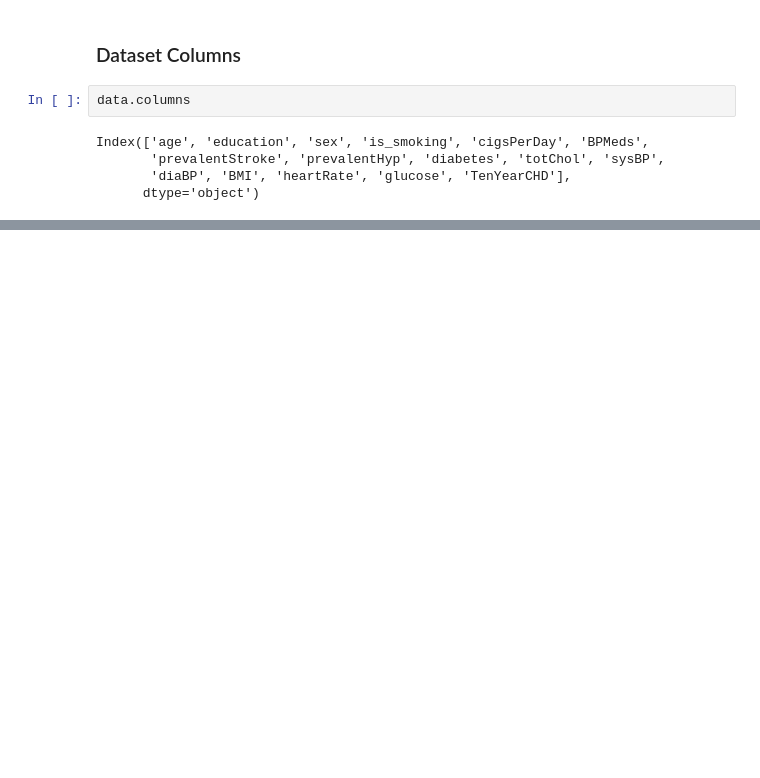
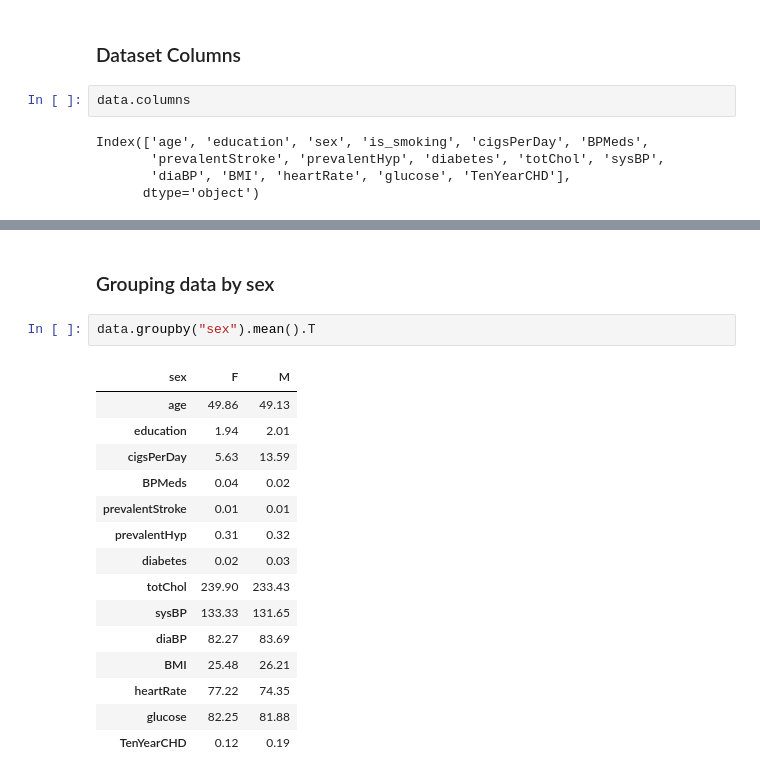
Before and after one commit to olaniSiyum/heart-disease-prediction, a Jupyter notebook: models/heart_disease.ipynb, the cells around one changed output, grey strips where cells are left out. Saved outputs shown, nothing was run; the diff lists cells and outputs as text; blank space fills up the shorter version.

Commit message:
Data Wrangling

```diff
--- a/models/heart_disease.ipynb
+++ b/models/heart_disease.ipynb
@@ -133,0 +162,20 @@ Index(['age', 'education', 'sex', 'is_smoking', 'cigsPerDay', 'BPMeds',
+# %% [markdown]
+### Grouping data by sex
+# %%
+data.groupby("sex").mean().T
+# %% [output]
+| sex | F | M |
+| age | 49.86 | 49.13 |
+| education | 1.94 | 2.01 |
+| cigsPerDay | 5.63 | 13.59 |
+| BPMeds | 0.04 | 0.02 |
+| prevalentStroke | 0.01 | 0.01 |
+| prevalentHyp | 0.31 | 0.32 |
+| diabetes | 0.02 | 0.03 |
+| totChol | 239.90 | 233.43 |
+| sysBP | 133.33 | 131.65 |
+| diaBP | 82.27 | 83.69 |
+| BMI | 25.48 | 26.21 |
+| heartRate | 77.22 | 74.35 |
+| glucose | 82.25 | 81.88 |
+| TenYearCHD | 0.12 | 0.19 |
```
Also changed, not shown: parts of 20 cells of this notebook.
